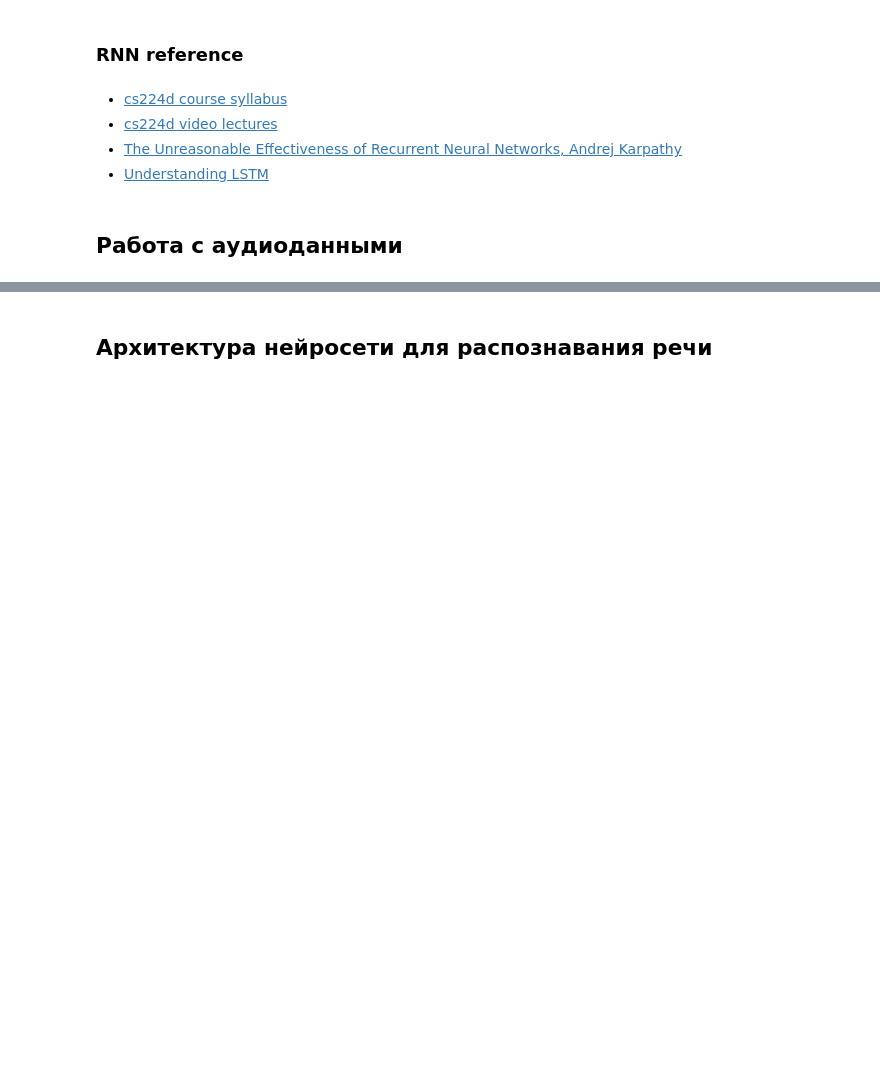
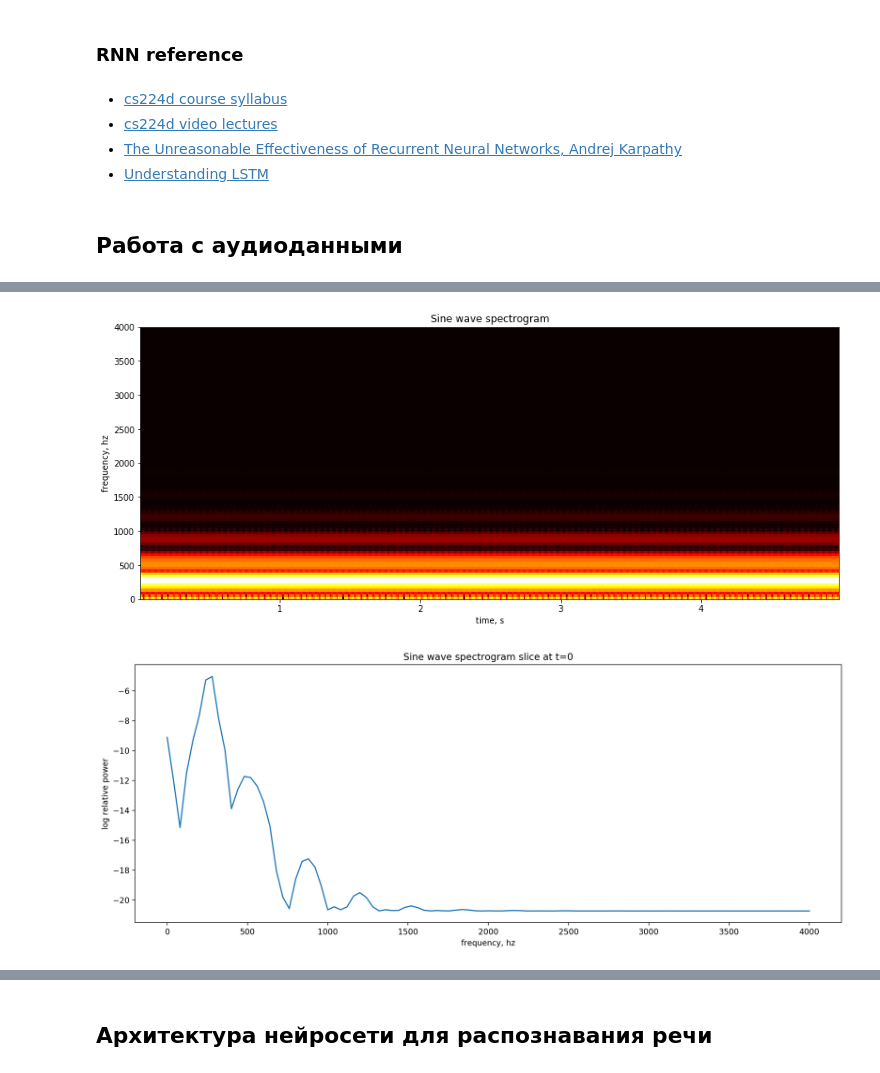
Before and after one commit to standy66/pycon-speech-recognition-2017, a Jupyter notebook: pycon_speech_recognition.ipynb, the cells around one changed output, grey strips where cells are left out. Drawn from its saved outputs; the diff is of its cells as text; code cells hidden in the pictures; blank space fills up the shorter version.

```diff
--- a/pycon_speech_recognition.ipynb
+++ b/pycon_speech_recognition.ipynb
@@ -428,0 +476,18 @@ Input gate $i_t$ производит алалогичные операции д
+# %%
+fs, ts, Sxx = extract_feats(sample_rate, x / x.max())
+plt.figure(figsize=(15, 6))
+plt.title("Sine wave spectrogram")
+plt.pcolor(ts, fs, Sxx.T, cmap="hot")
+plt.xlabel("time, s")
+plt.ylabel("frequency, hz")
+plt.show()
+
+plt.figure(figsize=(16, 6), dpi=200)
+plt.plot(fs, Sxx[0])
+plt.title("Sine wave spectrogram slice at t=0")
+plt.ylabel("log relative power")
+plt.xlabel("frequency, hz")
+plt.show()
+# %% [output]
+[figure, added]
+[figure, added]
```
Also changed, not shown: parts of 33 cells of this notebook, 8 other files.
